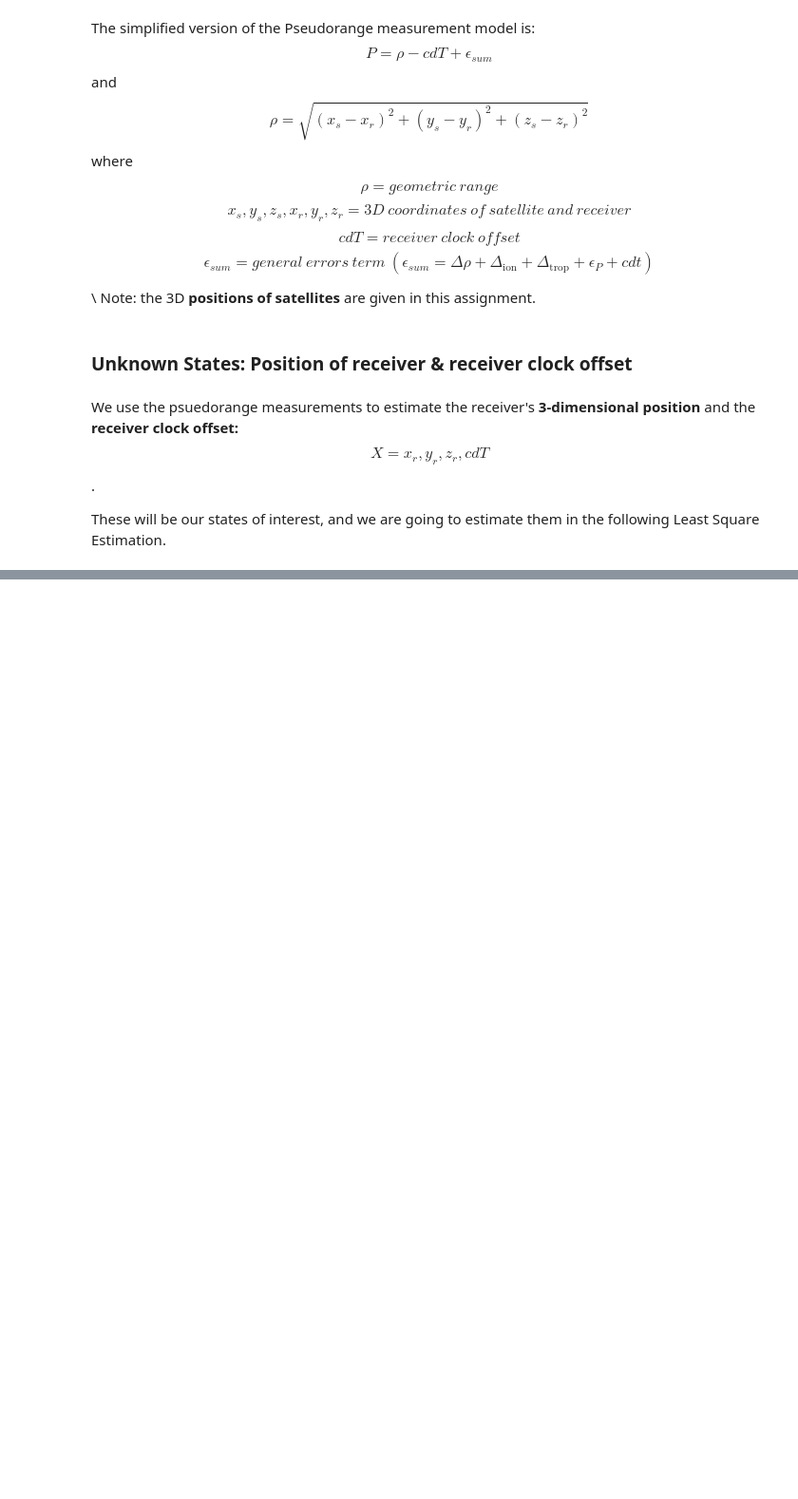
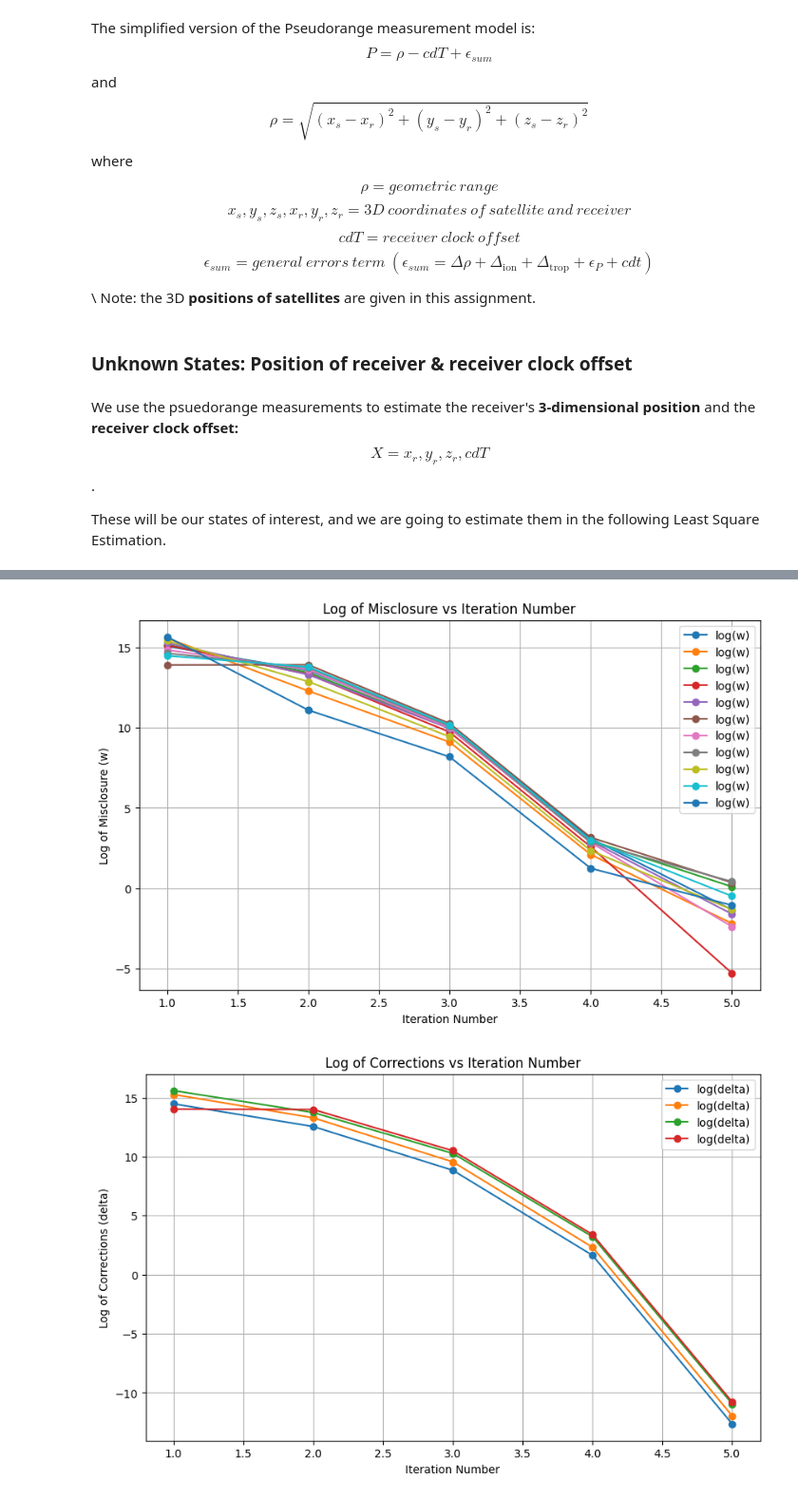
Before and after one commit to hnormanyo/engg680_2024_fall, a Jupyter notebook: Lab_Assignment2/Assignment2.ipynb, the cells around one changed output, grey strips where cells are left out. Shown at 95% size. Drawn from its saved outputs; the diff is of its cells as text; code cells hidden in the pictures; blank space fills up the shorter version.

```diff
--- a/Lab_Assignment2/Assignment2.ipynb
+++ b/Lab_Assignment2/Assignment2.ipynb
@@ -416,7 +421,7 @@ P = #...
 # step 4
 # set the initial states as zeros:
 # (1 mark)
-x_0 = #...
+x_0 = np.zeros(m)
 # %%
 # step 5
 # GroundTruth coordiantes of the receiver
@@ -425,8 +430,8 @@ GroundTruth=np.array([-1633489.37967725,	-3651627.18250363,	4952481.61954918])
 # step 6
 # initialize the corrections array as ones, iteration loop counter i as zero and related arrays
 # (2 mark)
-delta = #...
-i = #...
+delta = np.ones(m)
+i = 0
 arr_w = []
 arr_delta=[]
 arr_err_pos = []
@@ -440,8 +445,8 @@ x_hat = x_0.copy()
 # you can either use the numpy function or code the math manually
 # (1 marks)
 def euclidean_norm(receiver_pos, satellite_pos):
-  #...
-  return distance
+    distances = np.linalg.norm(satellite_pos - receiver_pos, axis=1)
+    return distances
 # %%
 # step 8
 # define a function named design_matrix which computes the design matrix A of this LSE problem
@@ -449,8 +454,12 @@ def euclidean_norm(receiver_pos, satellite_pos):
 # the function should return an two-dimensional array which represents the design matrix A
 # (2 marks)
 def design_matrix(r_pos, s_pos, rho):
-  #...
-  return A
+    A = np.zeros((n, m))
+    for k in range(n):
+        diff = s_pos[k, 1:] - r_pos[:3]
+        A[k, :3] = -diff / rho[k]
+        A[k, 3] = 1
+    return A
 # %%
 # step 9
 # start the iteration for the LSE (11 marks in total)
@@ -531,14 +557,40 @@ after the LSE convergence to the console.
 # %%
 # step 12
 # Using the imported matplotlib, plot the following (3 marks in total). Make sure to include proper axes information, legend, grid lines and title.
-
 # 1. Plot log of the misclosure w against the LSQ iteration number i
+plt.figure(figsize=(10, 6))
+plt.plot(arr_i, np.log(np.abs(arr_w)), label='log(w)', marker='o')
+plt.title('Log of Misclosure vs Iteration Number')
+plt.xlabel('Iteration Number')
+plt.ylabel('Log of Misclosure (w)')
+plt.grid(True)
+plt.legend()
+plt.show()
 # (1 marks)
 
 
 # 2. Plot log of the corrections delta against the LSQ iteration number i
+plt.figure(figsize=(10, 6))
+plt.plot(arr_i, np.log(np.abs(arr_delta)), label='log(delta)', marker='o')
+plt.title('Log of Corrections vs Iteration Number')
+plt.xlabel('Iteration Number')
+plt.ylabel('Log of Corrections (delta)')
+plt.grid(True)
+plt.legend()
+plt.show()
 # (1 marks)
 
 
 # 3. Plot log of the 3D position errors against the LSQ iteration number i
+plt.figure(figsize=(10, 6))
+plt.plot(arr_i, np.log(np.abs(arr_err_pos)), label='log(3D Position Error)', marker='o')
+plt.title('Log of 3D Position Errors vs Iteration Number')
+plt.xlabel('Iteration Number')
+plt.ylabel('Log of 3D Position Error')
+plt.grid(True)
+plt.legend()
+plt.show()
 # (1 marks)
+# %% [output]
+[figure, added]
+[figure, added]
```
Also changed, not shown: parts of 10 cells of this notebook.
